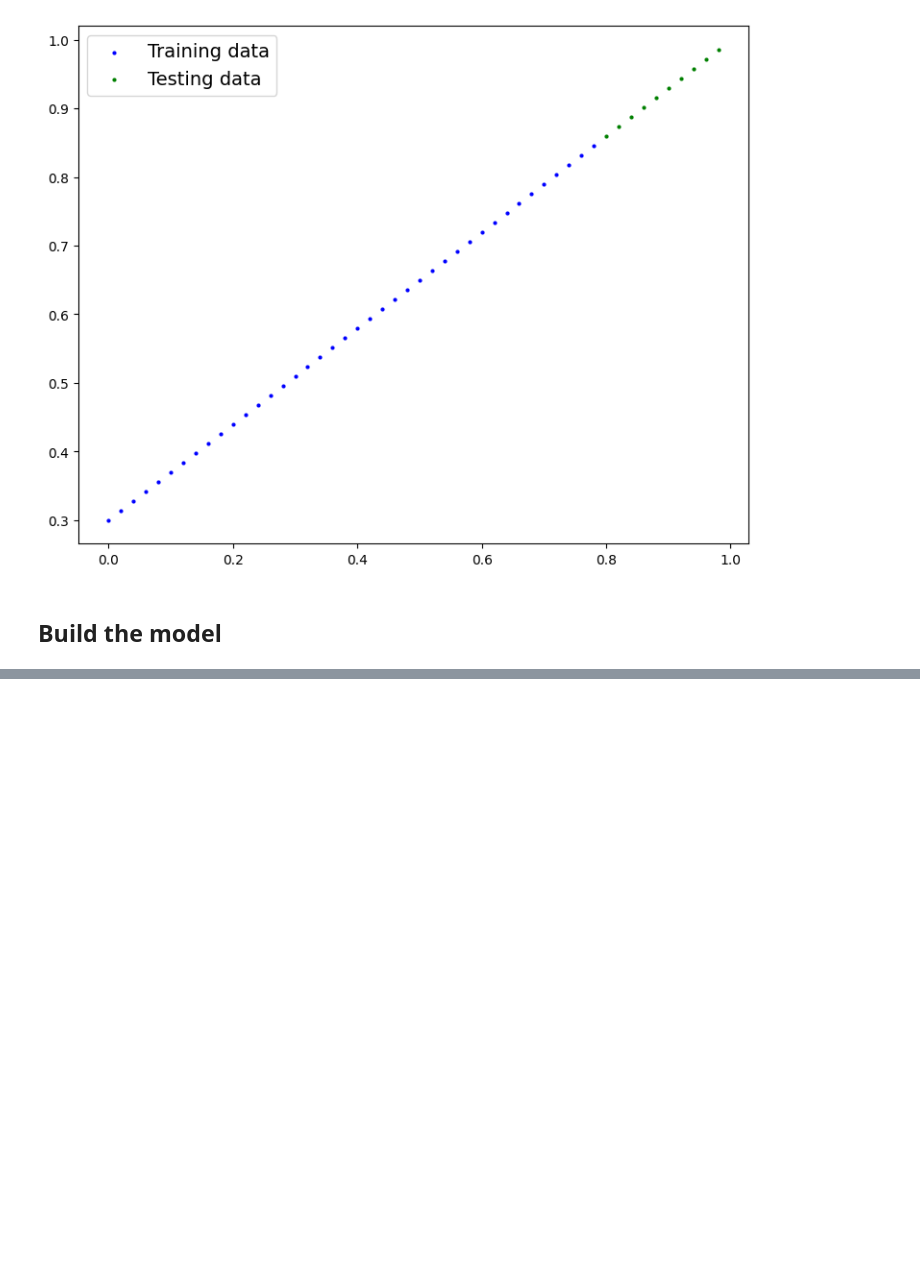
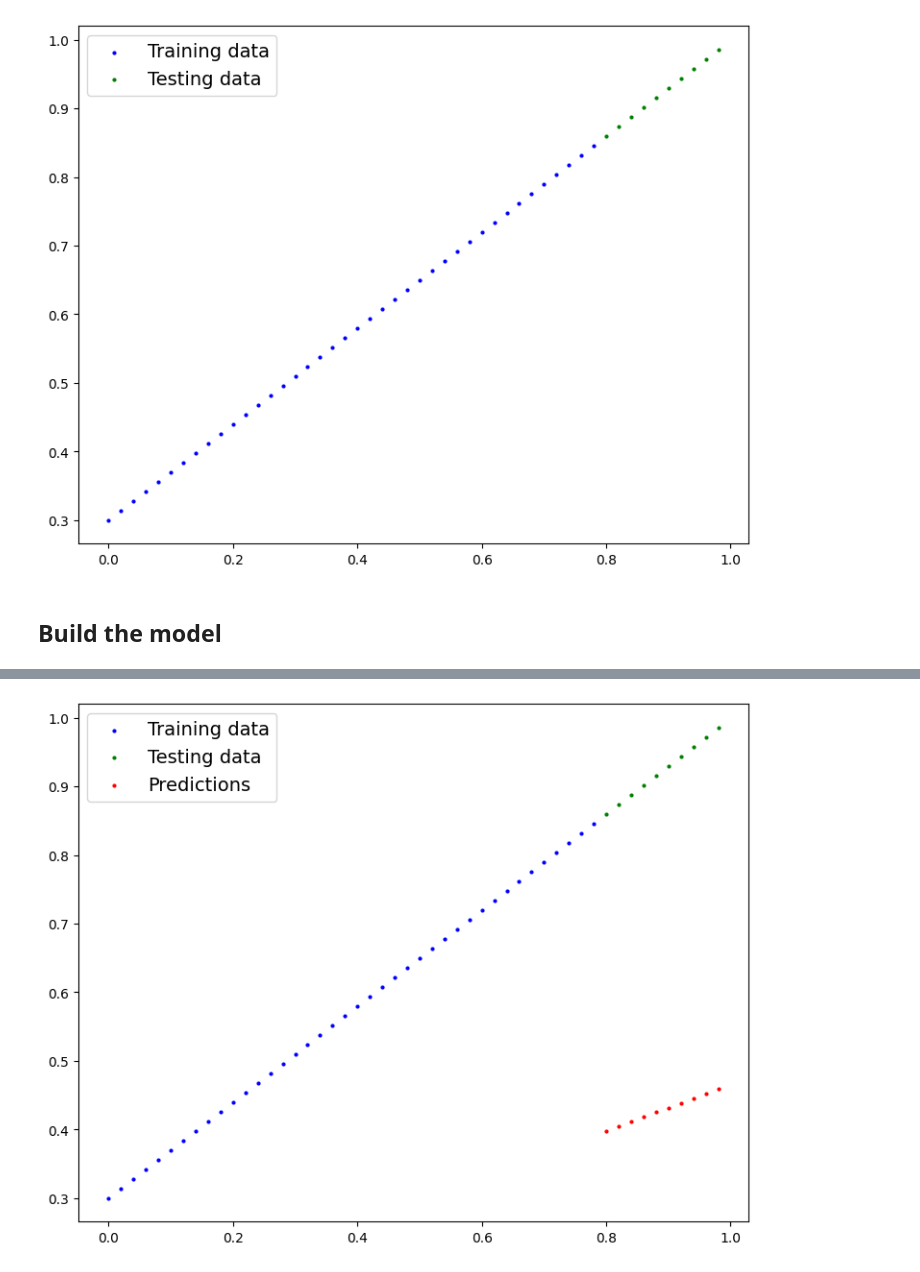
Before and after one commit to srikrish2812/pytorch_practice, a Jupyter notebook: torch_1_workflow.ipynb, the cells around one changed output, grey strips where cells are left out. Drawn from its saved outputs; the diff is of its cells as text; code cells hidden in the pictures; blank space fills up the shorter version.

Commit message:
adds more info about model class and  torch.inference_mode()

```diff
--- a/torch_1_workflow.ipynb
+++ b/torch_1_workflow.ipynb
@@ -96,10 +94,10 @@ plot_predictions()
 # %%
 class LinearRegressionModel(nn.Module):
     """
-    Almost every pytorch model inherits nn.Module
+    Almost every pytorch model subclasses nn.Module
     """
     def __init__(self):
-        super().__init__()
+        super().__init__() # inherits attributes and methods from nn.Module
         self.weights = nn.Parameter(torch.randn(1,requires_grad=True, dtype=torch.float32))
         self.bias = nn.Parameter(torch.randn(1,requires_grad=True, dtype=torch.float32))
 
@@ -107,0 +115,6 @@ class LinearRegressionModel(nn.Module):
+# %%
+torch.manual_seed(42)
+
+model_0 = LinearRegressionModel()
+print(list(model_0.parameters()))
+model_0.state_dict()
@@ -107,0 +144,7 @@ class LinearRegressionModel(nn.Module):
+# %%
+# make predictions with model
+# with torch.inference removes the gradient tracking as
+# it is not required while getting the predictions on the test set since we are not training
+with torch.inference_mode():
+    y_preds = model_0(X_test)
+y_preds
@@ -107,0 +162,4 @@ class LinearRegressionModel(nn.Module):
+# %%
+plot_predictions(predictions=y_preds)
+# %% [output]
+[figure, added]
```
Also changed, not shown: parts of 7 cells of this notebook.
